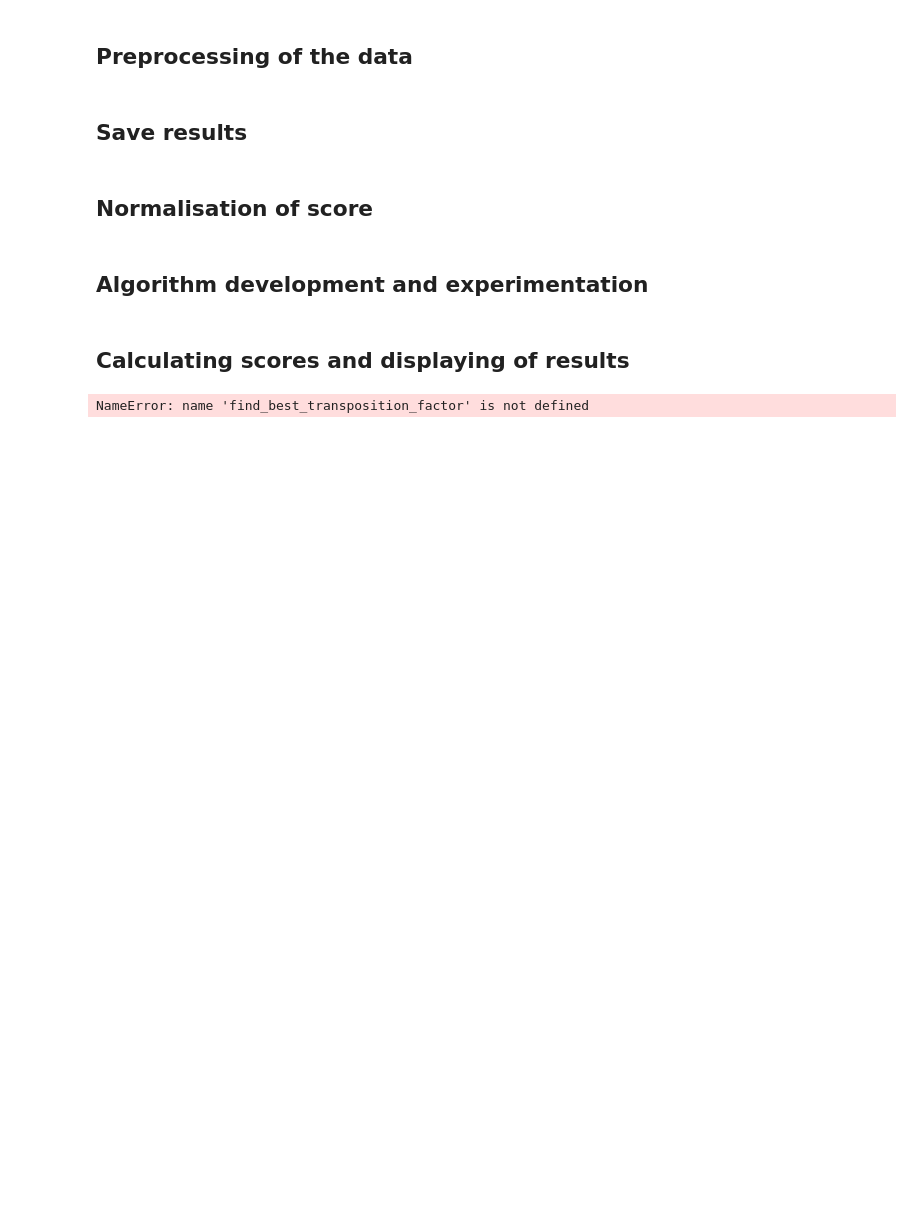
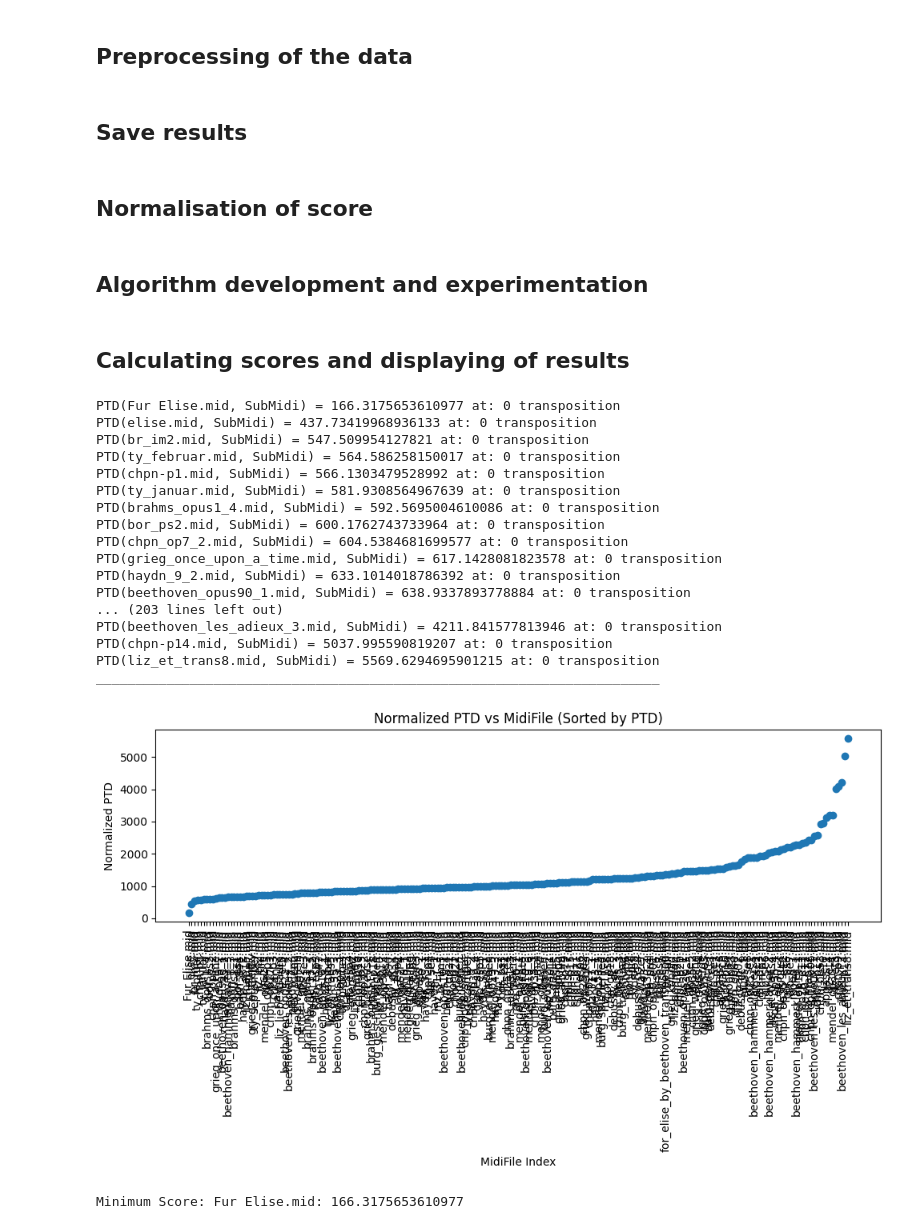
Before and after one commit to Jonathan614/DissertationProjectCode, a Jupyter notebook: TransDistAlgoIterator.ipynb, the cells around one changed output. Saved outputs shown, nothing was run; the diff lists cells and outputs as text; code cells hidden in the pictures; blank space fills up the shorter version.

Commit message:
Improvements in detecting transpositions

```diff
--- a/TransDistAlgoIterator.ipynb
+++ b/TransDistAlgoIterator.ipynb
@@ -372,20 +394,37 @@ second_min_score_file = ""
 key_A_values = []
 PTD_values = []
 Normalized_PTD_values = []
+Transposition_fac_values = []
+
 
 #Compare each MIDI file to the subject MIDI file
 for key_A, midi_data_A in sets.items():
     if key_A == subMidi_name:
         continue  #Skip comparing the subject MIDI file to itself
 
+    transposition_factors = []#array for the transposition factors for each segment
+
     midi_duration_A = get_midi_duration(midi_data_A)
     if midi_duration_A > subject_duration:
         segments = segment_midi(midi_data_A, subject_duration)
-        distances = [modifiedPTDv1(segment, subject_midi_data) for segment in segments]
+
+        for segment in segments:
+            transposition_factor = find_transposition_factor(subject_midi_data["n"], segment["n"])
+            transposition_factors.append(transposition_factor)
+
+        t_factor_segments = st.mode(transposition_factors)
+
+        distances = [modifiedPTDv2(segment, subject_midi_data, t_factor_segments) for segment in segments]
+
+        # distances = [modifiedPTDv1(segment, subject_midi_data) for segment in segments]
+
         PTD = min(distances) #set PTD to smallest score
 
     else:
-        PTD = modifiedPTDv1(midi_data_A, subject_midi_data)
+        transposition_factor = find_transposition_factor(subject_midi_data["n"], midi_data_A["n"])
+        PTD = modifiedPTDv2(midi_data_A, subject_midi_data, transposition_factor)
+        # PTD = modifiedPTDv1(midi_data_A, subject_midi_data)
+
 
     # print("PTD({}, {}) = {}".format(key_A, subMidi_name, PTD))
 
@@ -395,35 +434,54 @@ for key_A, midi_data_A in sets.items():
     elif PTD < second_min_score:
         second_min_score = PTD
         second_min_score_file = key_A
 
     Normalized_PTD = PTD  #Placeholder for normalization logic
     Normalized_PTD_values.append(Normalized_PTD)
     key_A_values.append(key_A)
     PTD_values.append(PTD)
+    Transposition_fac_values.append(transposition_factor)
 
     #save results to an Excel file
     save_to_excel(key_A_values, PTD_values, Normalized_PTD_values)
 
 #Plot the results
-plotData = list(zip(key_A_values, Normalized_PTD_values))
+plotData = list(zip(key_A_values, Normalized_PTD_values, Transposition_fac_values))
 sorted_data = sorted(plotData, key=lambda x: x[1])
-sorted_key_A_values, sorted_PTD_values = zip(*sorted_data)
+sorted_key_A_values, sorted_PTD_values,  sorted_transposition_fac_values,= zip(*sorted_data)
 
-for key_A, PTD_value in sorted_data:
-    print("PTD({}, {}) = {}".format(key_A, subMidi_name, PTD_value)) #print PTD results in ascending order
+for key_A, PTD_value, transposition_factor in sorted_data:
+    print("PTD({}, {}) = {} at: {} transposition".format(key_A, subMidi_name, PTD_value, transposition_factor)) #print PTD results in ascending order
 print("________________________________________________________________________")
 
 fig, ax = plt.subplots(figsize=(10, 6))
 ax.scatter(range(len(sorted_key_A_values)), sorted_PTD_values)
 ax.set_xlabel('MidiFile Index')
 ax.set_ylabel('Normalized PTD')
 ax.set_title('Normalized PTD vs MidiFile (Sorted by PTD)')
 ax.set_xticks(range(len(sorted_key_A_values)))
 ax.set_xticklabels(sorted_key_A_values, rotation=90, ha='center')
 plt.tight_layout()
 plt.show()
 
 print("Minimum Score: {}: {}".format(min_score_file, min_score))
 # print("2nd Minimum Score: {}: {}".format(second_min_score_file, second_min_score))
 # %% [output]
-NameError: name 'find_best_transposition_factor' is not defined
+PTD(Fur Elise.mid, SubMidi) = 166.3175653610977 at: 0 transposition
+PTD(elise.mid, SubMidi) = 437.73419968936133 at: 0 transposition
+PTD(br_im2.mid, SubMidi) = 547.509954127821 at: 0 transposition
+PTD(ty_februar.mid, SubMidi) = 564.586258150017 at: 0 transposition
+PTD(chpn-p1.mid, SubMidi) = 566.1303479528992 at: 0 transposition
+PTD(ty_januar.mid, SubMidi) = 581.9308564967639 at: 0 transposition
+PTD(brahms_opus1_4.mid, SubMidi) = 592.5695004610086 at: 0 transposition
+PTD(bor_ps2.mid, SubMidi) = 600.1762743733964 at: 0 transposition
+PTD(chpn_op7_2.mid, SubMidi) = 604.5384681699577 at: 0 transposition
+PTD(grieg_once_upon_a_time.mid, SubMidi) = 617.1428081823578 at: 0 transposition
+PTD(haydn_9_2.mid, SubMidi) = 633.1014018786392 at: 0 transposition
+PTD(beethoven_opus90_1.mid, SubMidi) = 638.9337893778884 at: 0 transposition
+... (203 lines left out)
+PTD(beethoven_les_adieux_3.mid, SubMidi) = 4211.841577813946 at: 0 transposition
+PTD(chpn-p14.mid, SubMidi) = 5037.995590819207 at: 0 transposition
+PTD(liz_et_trans8.mid, SubMidi) = 5569.6294695901215 at: 0 transposition
+________________________________________________________________________
+[figure, added]
+Minimum Score: Fur Elise.mid: 166.3175653610977
```
Also changed, not shown: parts of 2 cells of this notebook.
